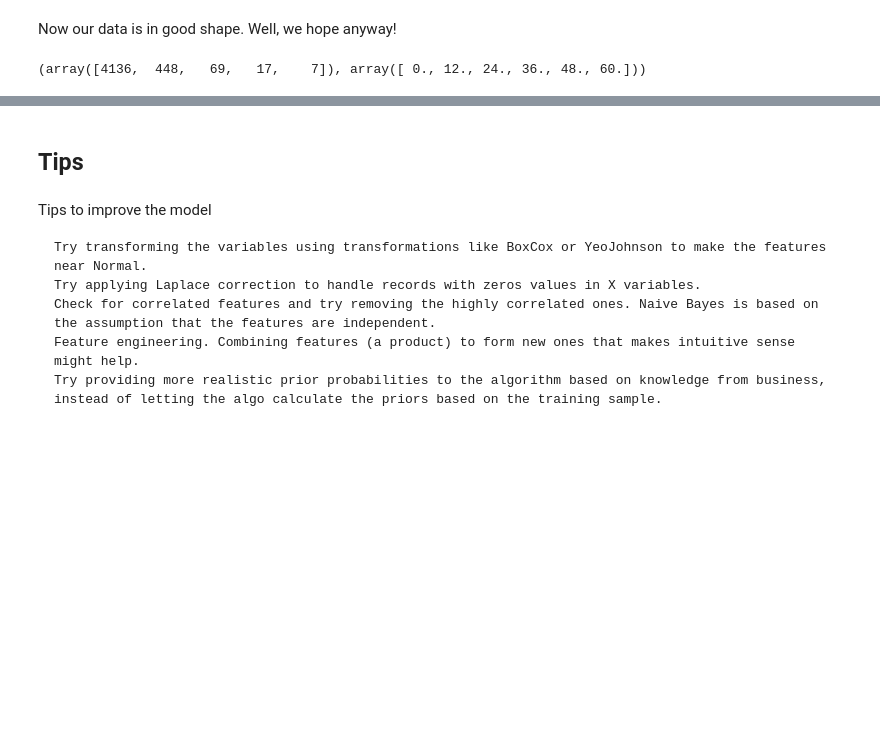
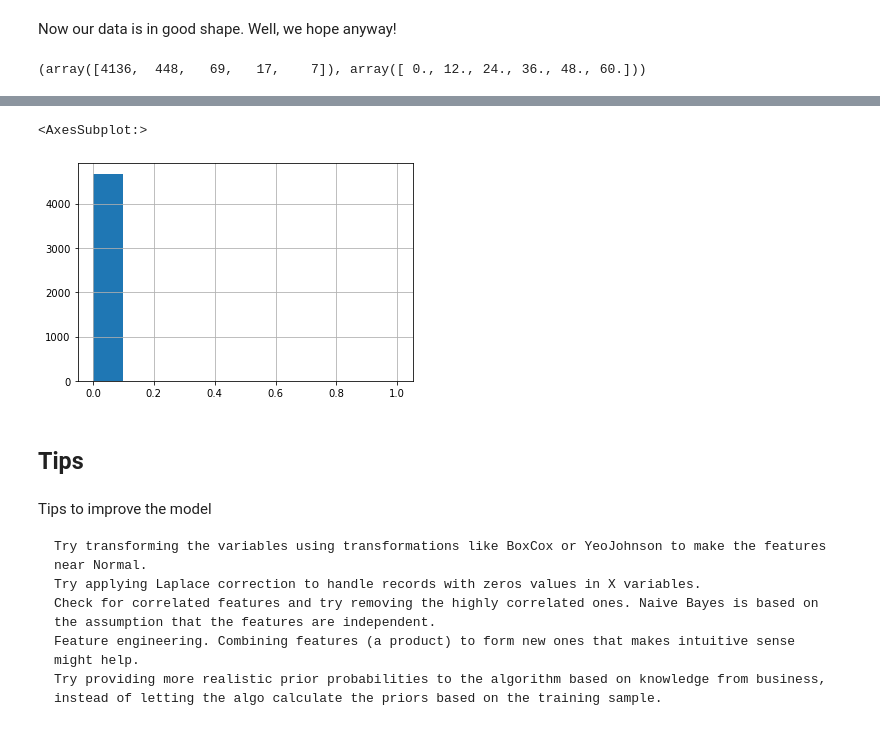
Before and after one commit to uOttawa-IT-Research-teaching/ML_naive_bayes, a Jupyter notebook: bayes.ipynb, the cells around one changed output, grey strips where cells are left out. Cells and saved outputs as stored; diff of their text form; code cells hidden in the pictures; blank space fills up the shorter version.

```diff
--- a/bayes.ipynb
+++ b/bayes.ipynb
@@ -677,3 +708,8 @@ schools.plot(y = "Percentage of Grade 6 Students Achieving the Provincial Standa
+# %%
+schools["graderange_1-5"].hist()
+# %% [output]
+<AxesSubplot:>
+[figure, added]
 # %% [markdown]
 ## Tips
 # %% [markdown]
```
Also changed, not shown: parts of 15 cells of this notebook.
